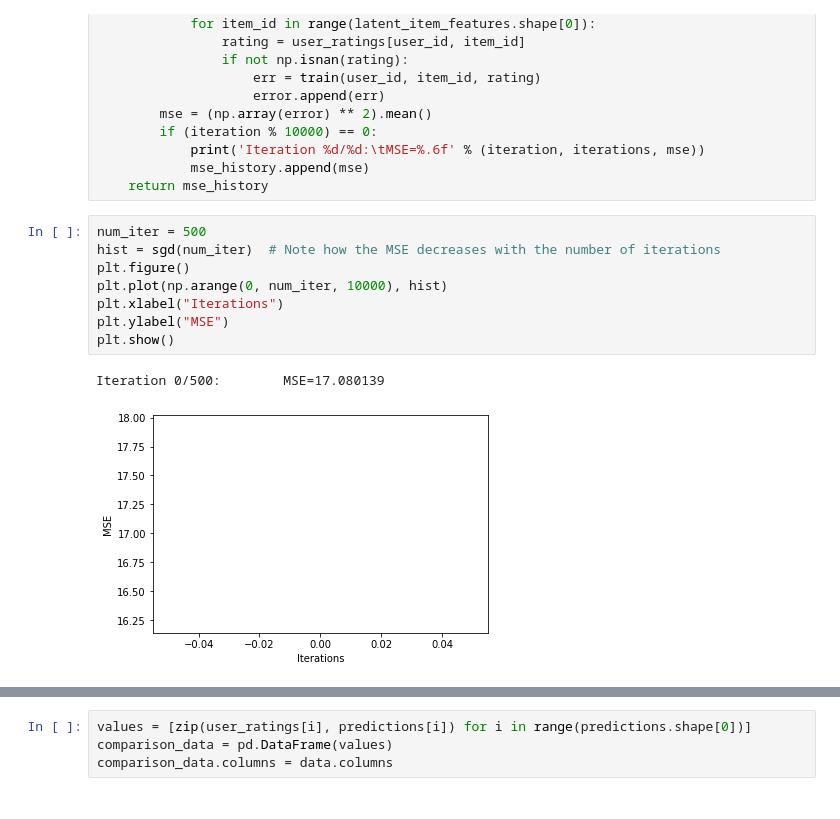
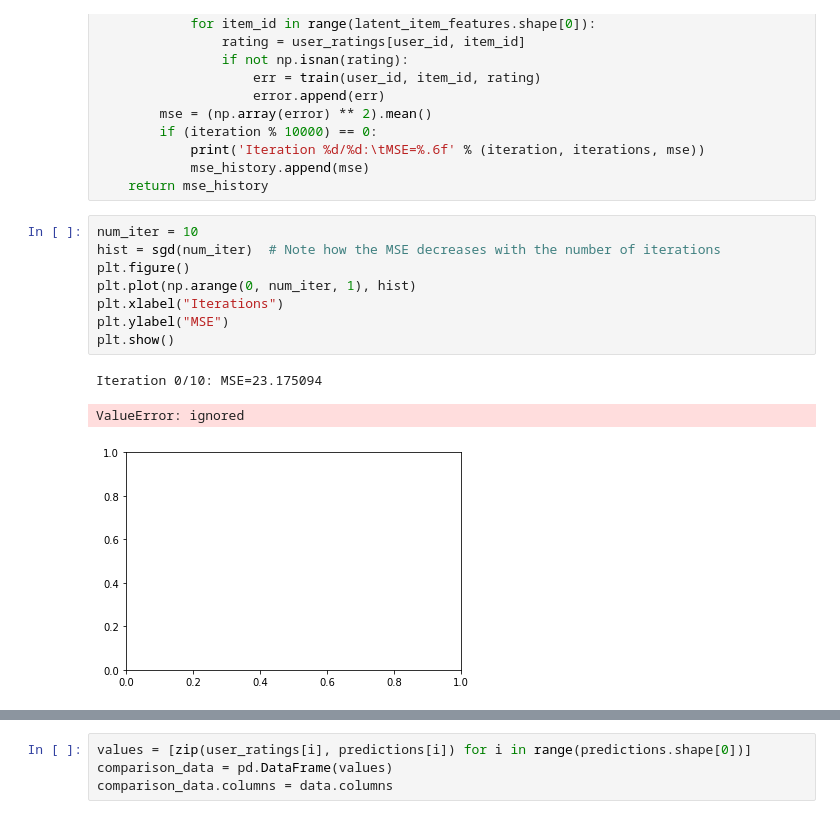
Before and after one commit to naveenkumarch/CE888Lab, a Jupyter notebook: Lab_4/my_recommender.ipynb, the cells around one changed output, grey strips where cells are left out. Drawn from its saved outputs; the diff is of its cells as text.

```diff
--- a/Lab_4/my_recommender.ipynb
+++ b/Lab_4/my_recommender.ipynb
@@ -137,16 +157,17 @@ def sgd(iterations):
             mse_history.append(mse)
     return mse_history
 # %%
-num_iter = 500
+num_iter = 10
 hist = sgd(num_iter)  # Note how the MSE decreases with the number of iterations
 plt.figure()
-plt.plot(np.arange(0, num_iter, 10000), hist)
+plt.plot(np.arange(0, num_iter, 1), hist)
 plt.xlabel("Iterations")
 plt.ylabel("MSE")
 plt.show()
 # %% [output]
-Iteration 0/500:        MSE=17.080139
+Iteration 0/10: MSE=23.175094
+ValueError: ignored
-[figure, old version]
+[figure, new version]
 # %%
 predictions = latent_user_preferences.dot(latent_item_features.T)
 predictions
```
Also changed, not shown: parts of 24 cells of this notebook.
